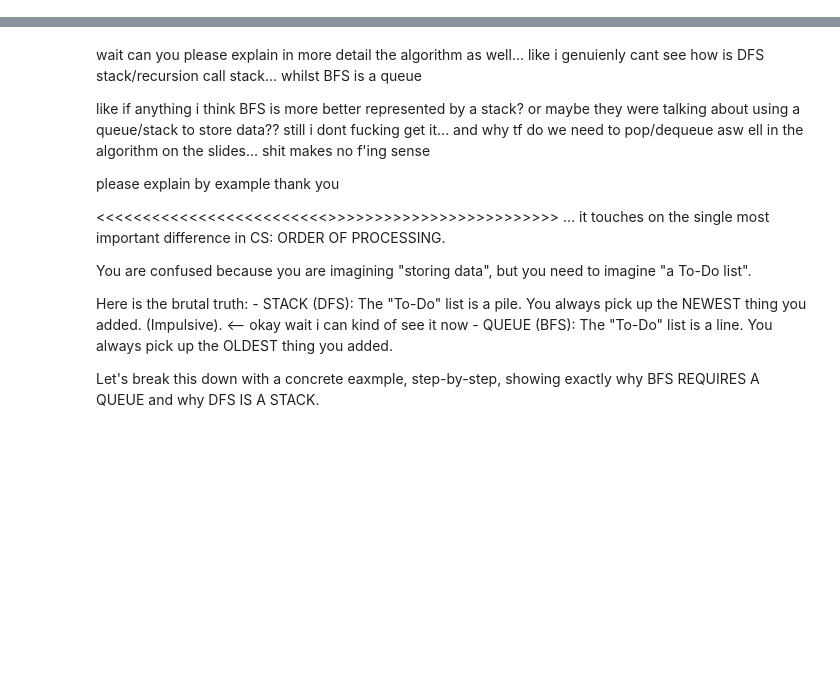
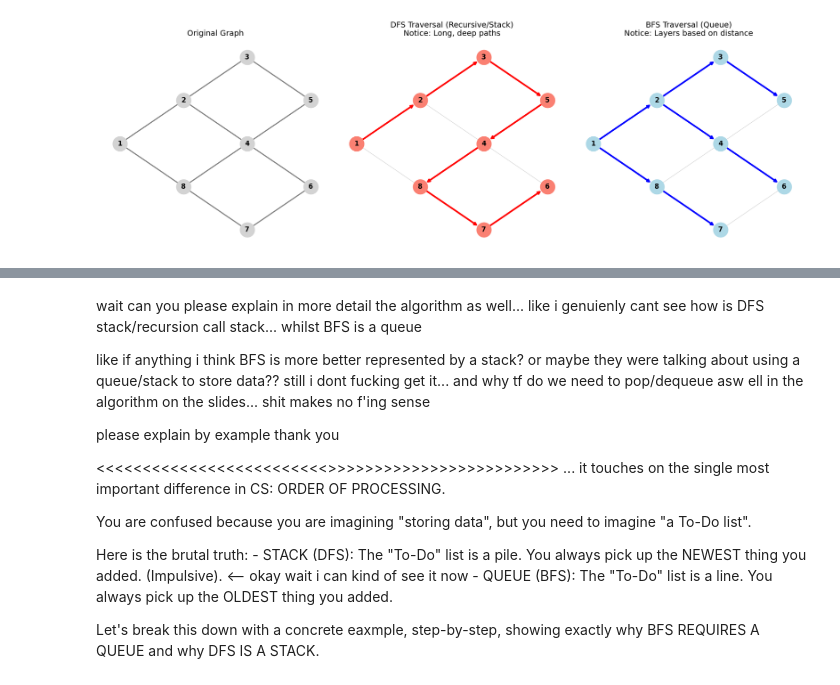
Before and after one commit to Ice-Citron/Project-Liberty, a Jupyter notebook: Copied/40008-Graphs-&-Algorithms/24-Jan.ipynb, the cells around one changed output, grey strips where cells are left out. Saved outputs shown, nothing was run; the diff lists cells and outputs as text; code cells hidden in the pictures; blank space fills up the shorter version.

```diff
--- a/Copied/40008-Graphs-&-Algorithms/24-Jan.ipynb
+++ b/Copied/40008-Graphs-&-Algorithms/24-Jan.ipynb
@@ -31,0 +42,57 @@ B. BREADTH-FIRST SEARCH (BFS)
+# %%
+import networkx as nx
+import matplotlib.pyplot as plt
+
+def visualize_traversals():
+    # 1. Create the Graph from Lecture Slides (Approximate structure)
+    G = nx.Graph()
+    # Edges based on the visual in Slide 71/72
+    edges = [
+        (1, 2), (1, 8),
+        (2, 3), (2, 4),
+        (8, 4), (8, 7),
+        (3, 5),
+        (4, 5), (4, 6),
+        (7, 6)
+    ]
+    G.add_edges_from(edges)
+
+    # Fixed layout to match the slide (Diamond/Grid shape)
+    pos = {
+        1: (0, 1),
+        2: (1, 2), 8: (1, 0),
+        3: (2, 3), 4: (2, 1), 7: (2, -1),
+        5: (3, 2), 6: (3, 0)
+    }
+
+    fig, axes = plt.subplots(1, 3, figsize=(18, 6))
+
+    # --- Plot 1: The Original Graph ---
+    nx.draw(G, pos, ax=axes[0], with_labels=True, node_color='lightgray',
+            node_size=700, font_weight='bold', edge_color='gray', width=2)
+    axes[0].set_title("Original Graph", fontsize=14)
+
+    # --- Plot 2: DFS Tree (Depth First) ---
+    # NetworkX has a helper to generate the DFS tree from a source
+    dfs_tree = nx.dfs_tree(G, source=1)
+
+    nx.draw(G, pos, ax=axes[1], node_color='lightgray', node_size=500, alpha=0.3, edge_color='gray')
+    nx.draw(dfs_tree, pos, ax=axes[1], with_labels=True, node_color='salmon',
+            node_size=700, font_weight='bold', edge_color='red', width=3, arrows=True)
+    axes[1].set_title("DFS Traversal (Recursive/Stack)\nNotice: Long, deep paths", fontsize=14)
+
+    # --- Plot 3: BFS Tree (Breadth First) ---
+    bfs_tree = nx.bfs_tree(G, source=1)
+
+    nx.draw(G, pos, ax=axes[2], node_color='lightgray', node_size=500, alpha=0.3, edge_color='gray')
+    nx.draw(bfs_tree, pos, ax=axes[2], with_labels=True, node_color='lightblue',
+            node_size=700, font_weight='bold', edge_color='blue', width=3, arrows=True)
+    axes[2].set_title("BFS Traversal (Queue)\nNotice: Layers based on distance", fontsize=14)
+
+    plt.tight_layout()
+    plt.show()
+
+if __name__ == "__main__":
+    visualize_traversals()
+# %% [output]
+[figure, added]
```
Also changed, not shown: parts of 7 cells of this notebook.
